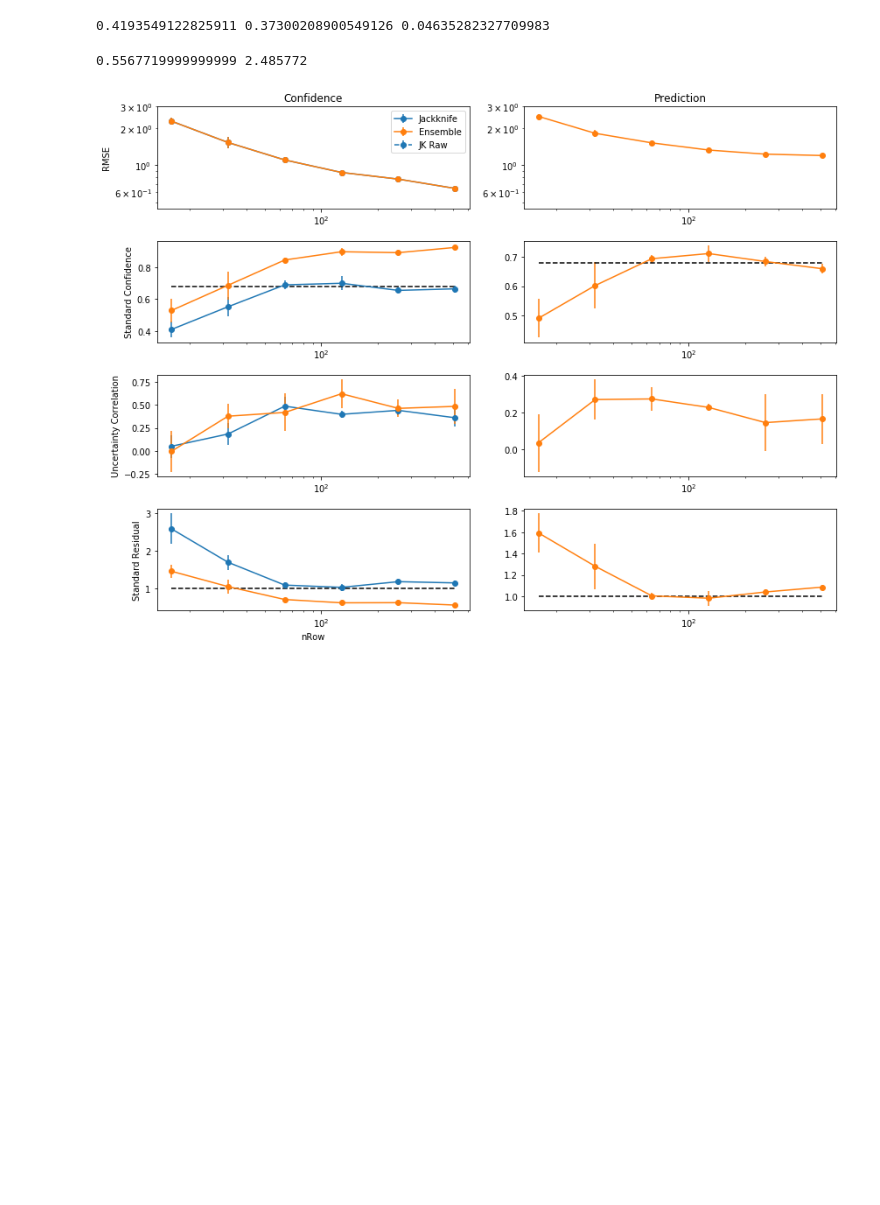
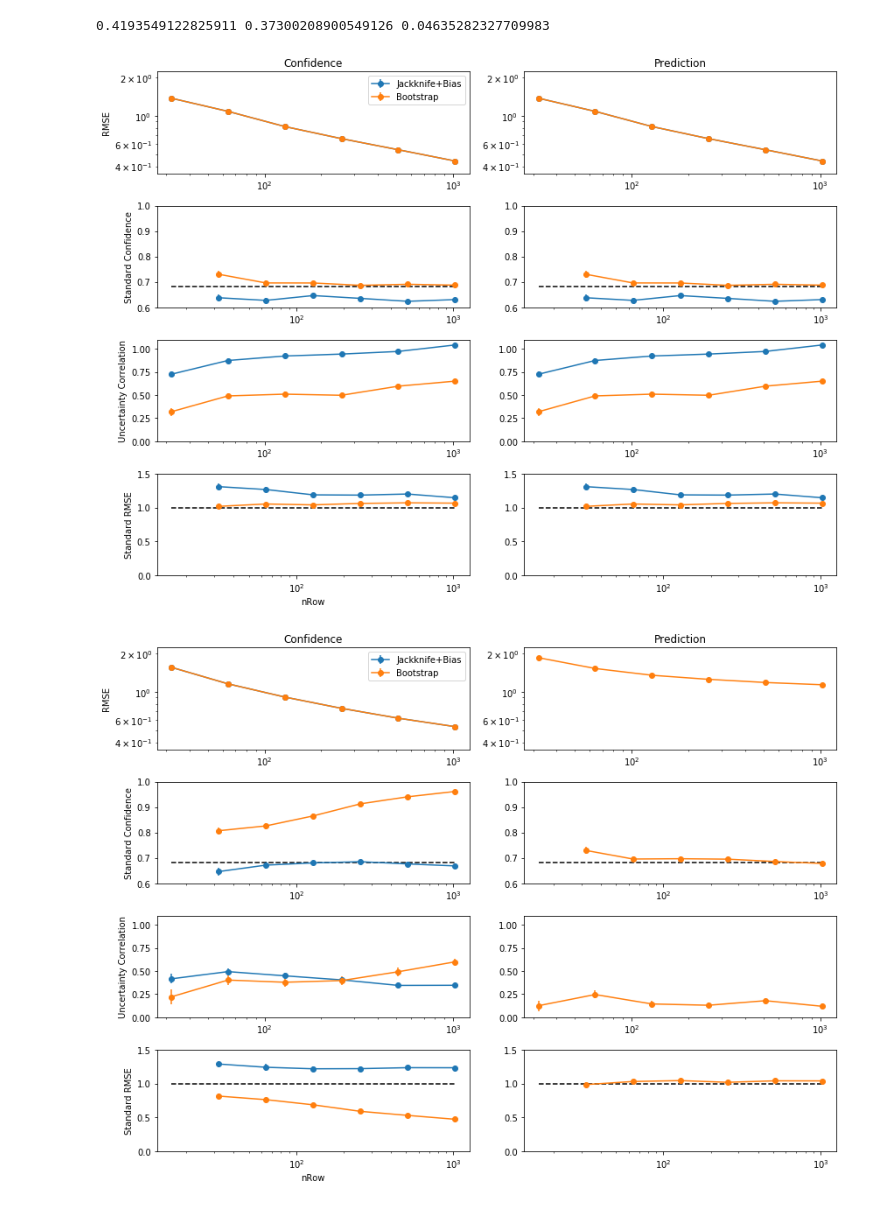
Before and after one commit to CitrineInformatics/lolo, a Jupyter notebook: jackknife-analysis.ipynb, the cells around one changed output. Saved outputs shown, nothing was run; the diff lists cells and outputs as text; code cells hidden in the pictures; blank space fills up the shorter version.

```diff
--- a/jackknife-analysis.ipynb
+++ b/jackknife-analysis.ipynb
@@ -50,9 +50,9 @@ def make_lc(df, training_noise=0.0, scaling=0, nRow=None):
     def single_plot(ax, jk, es, jk_raw, metric):
         ax.set_xscale('log')
 
-        ax.errorbar(jk[x], jk[metric], yerr=jk[metric + " SEM"], fmt="o-", label="Jackknife", color=colors[0])
-        ax.errorbar(es[x], es[metric], yerr=es[metric + " SEM"], fmt="o-", label="Ensemble", color=colors[1])
-        ax.errorbar(jk_raw[x], jk_raw[metric], yerr=jk_raw[metric + " SEM"], fmt="o--", label="JK Raw", color=colors[0])
+        ax.errorbar(jk[x], jk[metric], yerr=jk[metric + " SEM"], fmt="o-", label="Jackknife+Bias", color=colors[0])
+        ax.errorbar(es[x], es[metric], yerr=es[metric + " SEM"], fmt="o-", label="Bootstrap", color=colors[1])
+        # ax.errorbar(jk_raw[x], jk_raw[metric], yerr=jk_raw[metric + " SEM"], fmt="o--", label="JK+Bias", color=colors[0])
 
     if scaling > 0:
         df = df[(df["nRow"] * scaling == df["nBag"])]
@@ -88,7 +88,7 @@ def make_lc(df, training_noise=0.0, scaling=0, nRow=None):
     axs[0][0].set_ylabel("RMSE")
     axs[1][0].set_ylabel("Standard Confidence")
     axs[2][0].set_ylabel("Uncertainty Correlation")
-    axs[3][0].set_ylabel("Standard Residual")
+    axs[3][0].set_ylabel("Standard RMSE")
     axs[3][0].set_xlabel(x)
     axs[1][0].plot([16, max(es[x])], [0.68, 0.68], 'k--')
     axs[1][1].plot([16, max(es[x])], [0.68, 0.68], 'k--')
@@ -98,20 +98,27 @@ def make_lc(df, training_noise=0.0, scaling=0, nRow=None):
 
     rmse_min = df["rmse"].min()
     rmse_max = df["rmse"].max()
-    print(rmse_min, rmse_max)
     for ax in axs[0]:
         ax.set_ylim(rmse_min*0.8, rmse_max*1.2)
+    for ax in axs[1]:
+        ax.set_ylim(0.6, 1.0)
+    for ax in axs[2]:
+        ax.set_ylim(0.0, 1.1)
+    for ax in axs[3]:
+        ax.set_ylim(0.0, 1.5)
 
     fig.set_size_inches(12, 9)
     fig.tight_layout()
     return fig
 # %%
-fig = make_lc(load_data("foo.csv"), training_noise=1.0, scaling=8)
-# fig.savefig("lc_fs_no-noise.svg")
+fig = make_lc(load_data("foo.csv"), training_noise=0.0, scaling=1)
+fig.savefig("final-no-noise.svg")
+fig = make_lc(load_data("foo.csv"), training_noise=1.0, scaling=1)
+fig.savefig("final-with-noise.svg")
 #load_data("no_floor_data.csv")
 # %% [output]
-0.5567719999999999 2.485772
-[figure, old version]
+[figure, new version]
+[figure, added]
 # %%
 load_data("foo.csv")
 # %% [output]
```
Also changed, not shown: parts of 1 cell of this notebook, 4 other files.
